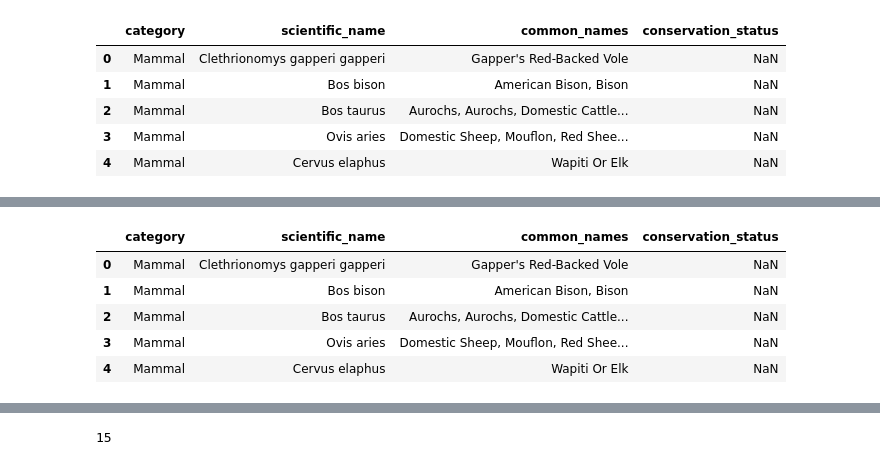
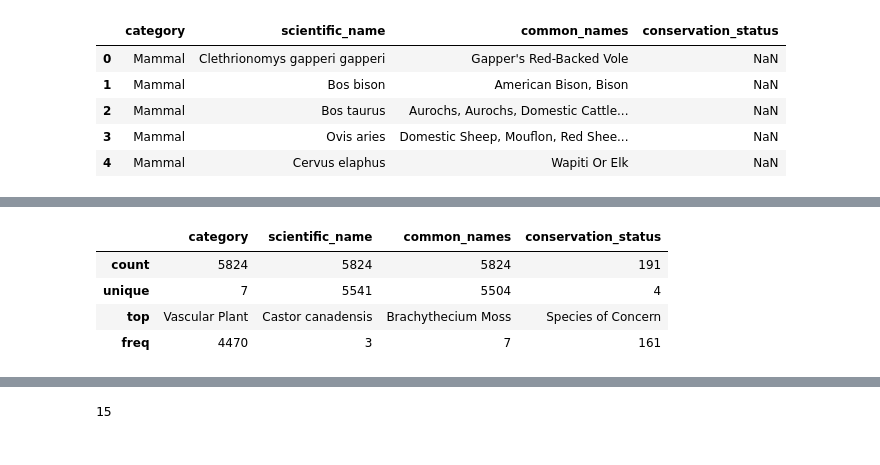
Before and after one commit to adrian-wiktorowicz/biodiversity_starter, a Jupyter notebook: biodiversity.ipynb, the cells around one changed output, grey strips where cells are left out. Drawn from its saved outputs; the diff is of its cells as text; code cells hidden in the pictures.

```diff
--- a/biodiversity.ipynb
+++ b/biodiversity.ipynb
@@ -132,9 +116,8 @@ dtype: object
 # %%
-species_info.head()
+species_info.describe()
 # %% [output]
 |  | category | scientific_name | common_names | conservation_status |
-| 0 | Mammal | Clethrionomys gapperi gapperi | Gapper's Red-Backed Vole | NaN |
-| 1 | Mammal | Bos bison | American Bison, Bison | NaN |
-| 2 | Mammal | Bos taurus | Aurochs, Aurochs, Domestic Cattle... | NaN |
-| 3 | Mammal | Ovis aries | Domestic Sheep, Mouflon, Red Shee... | NaN |
-| 4 | Mammal | Cervus elaphus | Wapiti Or Elk | NaN |
+| count | 5824 | 5824 | 5824 | 191 |
+| unique | 7 | 5541 | 5504 | 4 |
+| top | Vascular Plant | Castor canadensis | Brachythecium Moss | Species of Concern |
+| freq | 4470 | 3 | 7 | 161 |
```
Also changed, not shown: parts of 38 cells of this notebook.
